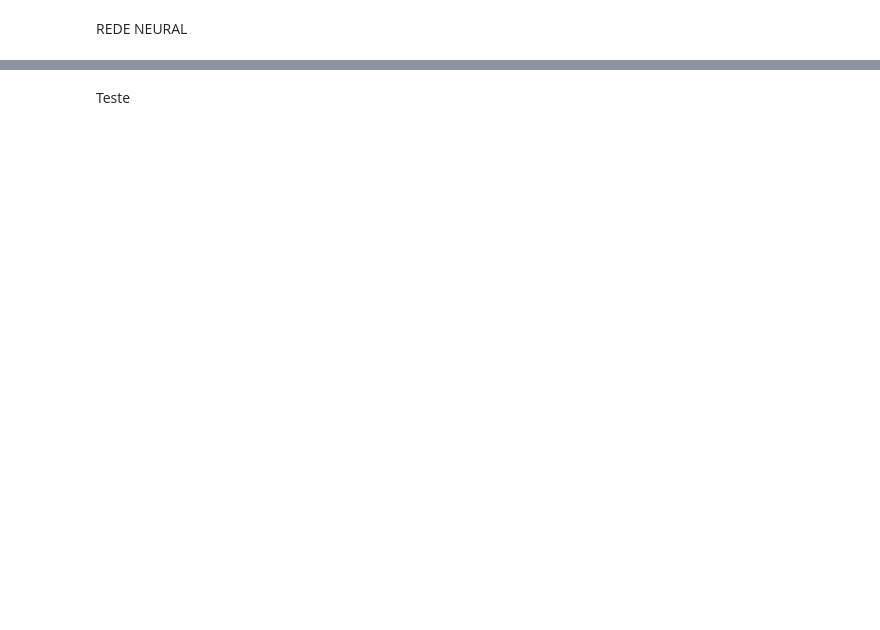
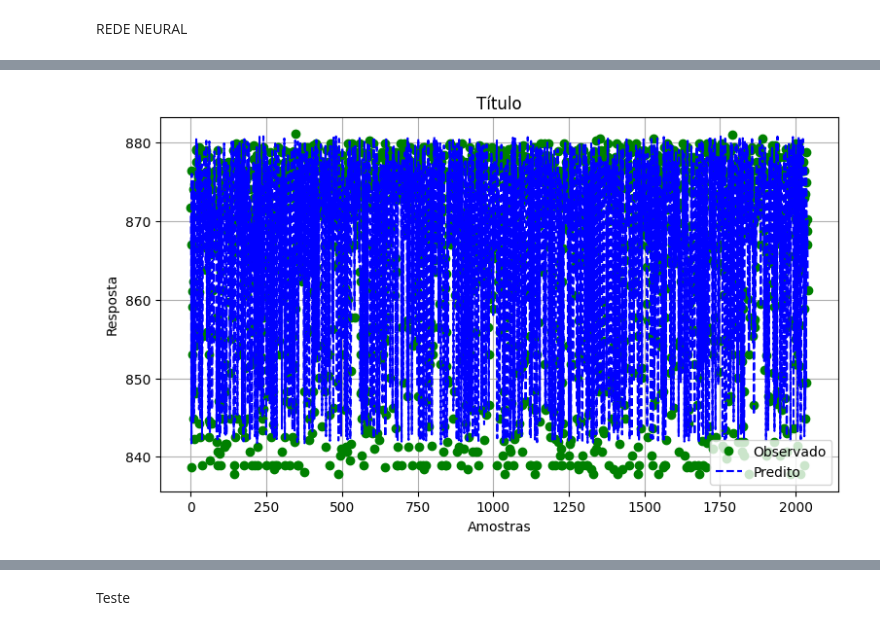
Before and after one commit to MariaFernandaPiccolo/Questoes---Maria-Fernanda-S-Piccolo, a Jupyter notebook: Exercicio_2_Polimerização_Maria_Fernanda_Piccolo.ipynb, the cells around one changed output, grey strips where cells are left out. Cells and saved outputs as stored; diff of their text form; code cells hidden in the pictures; blank space fills up the shorter version.

```diff
--- a/Exercicio_2_Polimerização_Maria_Fernanda_Piccolo.ipynb
+++ b/Exercicio_2_Polimerização_Maria_Fernanda_Piccolo.ipynb
@@ -1058,0 +1103,5 @@ plt.show()
+# %%
+pred_trainn = model.predict (train_entn)
+# %%
+pred_trainn_ = pd.DataFrame(pred_trainn)
+saida_des_pred = scaler2.inverse_transform(pred_trainn_)
@@ -1058,0 +1134,23 @@ plt.show()
+# %%
+import matplotlib.pyplot as plt
+
+x = np.array(range(len(train_sai)))
+
+
+fig = plt.figure(figsize=(9,5))
+
+plt.plot(x, np.ravel(train_sai), 'go', label= 'Observado') # green bolinha
+
+plt.plot(x, np.ravel(saida_des_pred), 'k--', color='blue', label= 'Predito')  # linha tracejada azul
+
+plt.legend()
+
+plt.title("Título")
+
+plt.grid(True)
+plt.xlabel("Amostras")
+plt.ylabel("Resposta")
+
+plt.show()
+# %% [output]
+[figure, added]
```
Also changed, not shown: parts of 57 cells of this notebook.
